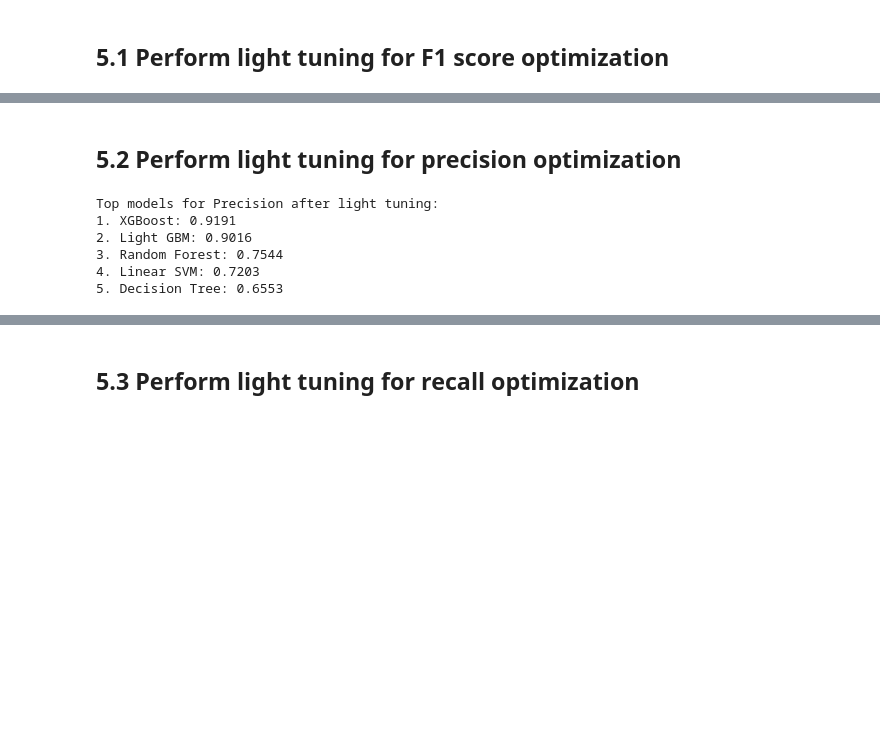
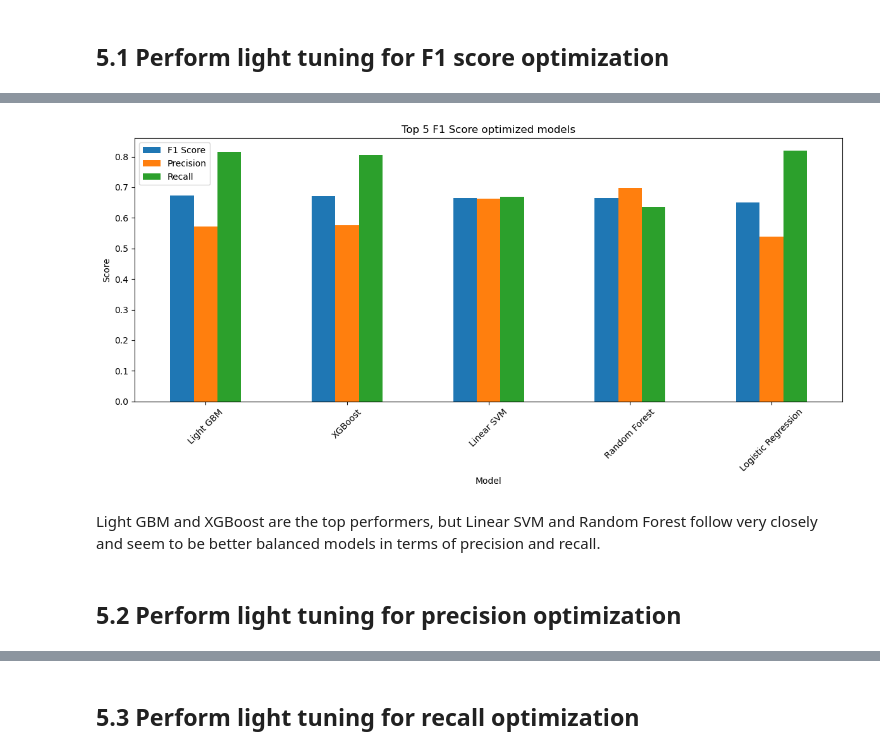
Before and after one commit to seckinadali/telco-churn-prediction, a Jupyter notebook: notebooks/03_model_development.ipynb, the cells around one changed output, grey strips where cells are left out. Saved outputs shown, nothing was run; the diff lists cells and outputs as text; code cells hidden in the pictures; blank space fills up the shorter version.

```diff
--- a/notebooks/03_model_development.ipynb
+++ b/notebooks/03_model_development.ipynb
@@ -522,6 +566,9 @@ def light_tune_model(model_class, param_grid, scoring, model_name):
     }
 # %%
 # Lightweight parameter grids for each model type
+
+pos_class_weight = (len(y_tr) - sum(y_tr))/sum(y_tr)
+
 lr_light_params = {
     'model__C': [0.1, 1, 10],
     'model__penalty': ['l1', 'l2'],
@@ -556,7 +603,7 @@ xgb_light_params = {
     'model__learning_rate': [0.01, 0.1],
     'model__subsample': [0.8, 1.0],
     'model__colsample_bytree': [0.8, 1.0],
-    'model__scale_pos_weight': [1, (len(y_train) - sum(y_train))/sum(y_train)]
+    'model__scale_pos_weight': [1, pos_class_weight]
 }
 
 lgb_light_params = {
@@ -565,7 +612,7 @@ lgb_light_params = {
     'model__learning_rate': [0.01, 0.1],
     'model__subsample': [0.8, 1.0],
     'model__colsample_bytree': [0.8, 1.0],
-    'model__scale_pos_weight': [1, (len(y_train) - sum(y_train))/sum(y_train)]
+    'model__scale_pos_weight': [1, pos_class_weight]
 }
 
 knn_light_params = {
@@ -622,11 +669,3 @@ f1_light_tune_results.append(light_tune_model(
     GaussianNB(),
     nb_light_params, f1_scorer, 'Naive Bayes'
 ))
-# %%
-# Sort results by F1 score
-f1_light_tune_results.sort(key=lambda x: x['best_score'], reverse=True)
-
-# Display top models
-print("Top models for F1 score after light tuning:")
-for i, result in enumerate(f1_light_tune_results[:5]):
-    print(f"{i+1}. {result['model_name']}: {result['best_score']:.4f}")
@@ -639,0 +672,17 @@ Top models for F1 score after light tuning:
+# %%
+# Overview of scores for top 5 models optimized for F1 score
+f1_light_tune_results.sort(key=lambda x: x['F1 Score'], reverse=True)
+
+f1_model_metrics = {}
+for i in range(5):
+    name = f1_light_tune_results[i]['model_name']
+    f1_model_metrics[name] = {
+        'F1 Score': f1_light_tune_results[i]['F1 Score'],
+        'Precision': f1_light_tune_results[i]['Precision'],
+        'Recall': f1_light_tune_results[i]['Recall']
+    }
+
+f1_model_metrics = pd.DataFrame.from_dict(f1_model_metrics, orient='index')
+
+print("Top 5 F1 score optimized models:")
+f1_model_metrics
@@ -640,3 +697,16 @@ Top models for F1 score after light tuning:
+# %%
+# Plot performance metrics
+f1_model_metrics.plot(kind='bar', figsize=(12, 6))
+plt.title('Top 5 F1 Score optimized models')
+plt.ylabel('Score')
+plt.xlabel('Model')
+plt.xticks(rotation=45)
+plt.tight_layout()
+plt.show()
+# %% [output]
+[figure, added]
+# %% [markdown]
+Light GBM and XGBoost are the top performers, but Linear SVM and Random Forest follow very closely and seem to be better balanced models in terms of precision and recall.
 # %% [markdown]
 ## 5.2 Perform light tuning for precision optimization
 # %%
@@ -681,18 +751,3 @@ precision_light_tune_results.append(light_tune_model(
     GaussianNB(),
     nb_light_params, precision_scorer, 'Naive Bayes'
 ))
-# %%
-# Sort results by precision
-precision_light_tune_results.sort(key=lambda x: x['best_score'], reverse=True)
-
-# Display top models
-print("Top models for Precision after light tuning:")
-for i, result in enumerate(precision_light_tune_results[:5]):
-    print(f"{i+1}. {result['model_name']}: {result['best_score']:.4f}")
-# %% [output]
-Top models for Precision after light tuning:
-1. XGBoost: 0.9191
-2. Light GBM: 0.9016
-3. Random Forest: 0.7544
-4. Linear SVM: 0.7203
-5. Decision Tree: 0.6553
```
Also changed, not shown: parts of 28 cells of this notebook.
